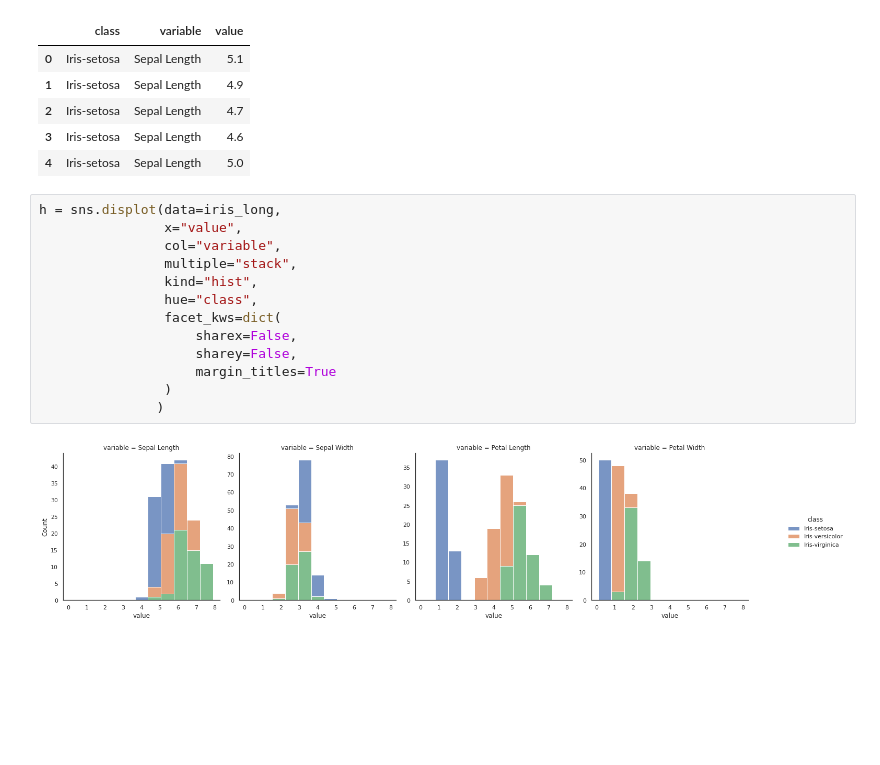
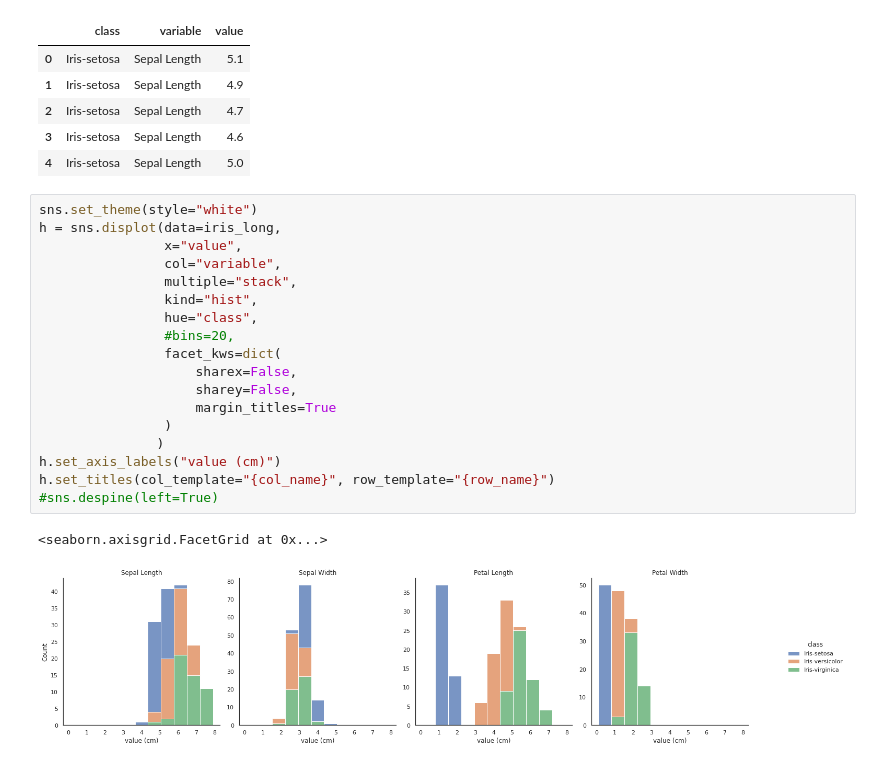
Before and after one commit to fod/pands-project2021, a Jupyter notebook: iris_analysis.ipynb, the cells around one changed output. Saved outputs shown, nothing was run; the diff lists cells and outputs as text; blank space fills up the shorter version.

```diff
--- a/iris_analysis.ipynb
+++ b/iris_analysis.ipynb
@@ -56,18 +56,24 @@ iris_long.head()
 | 3 | Iris-setosa | Sepal Length | 4.6 |
 | 4 | Iris-setosa | Sepal Length | 5.0 |
 # %%
+sns.set_theme(style="white")
 h = sns.displot(data=iris_long,
                 x="value",
                 col="variable",
                 multiple="stack",
                 kind="hist",
                 hue="class",
+                #bins=20,
                 facet_kws=dict(
                     sharex=False,
                     sharey=False,
                     margin_titles=True
                 )
                )
+h.set_axis_labels("value (cm)")
+h.set_titles(col_template="{col_name}", row_template="{row_name}")
+#sns.despine(left=True)
 # %% [output]
+<seaborn.axisgrid.FacetGrid at 0x...>
-[figure, old version]
+[figure, new version]
 # %%
```
Also changed, not shown: parts of 10 cells of this notebook, 1 other file.
